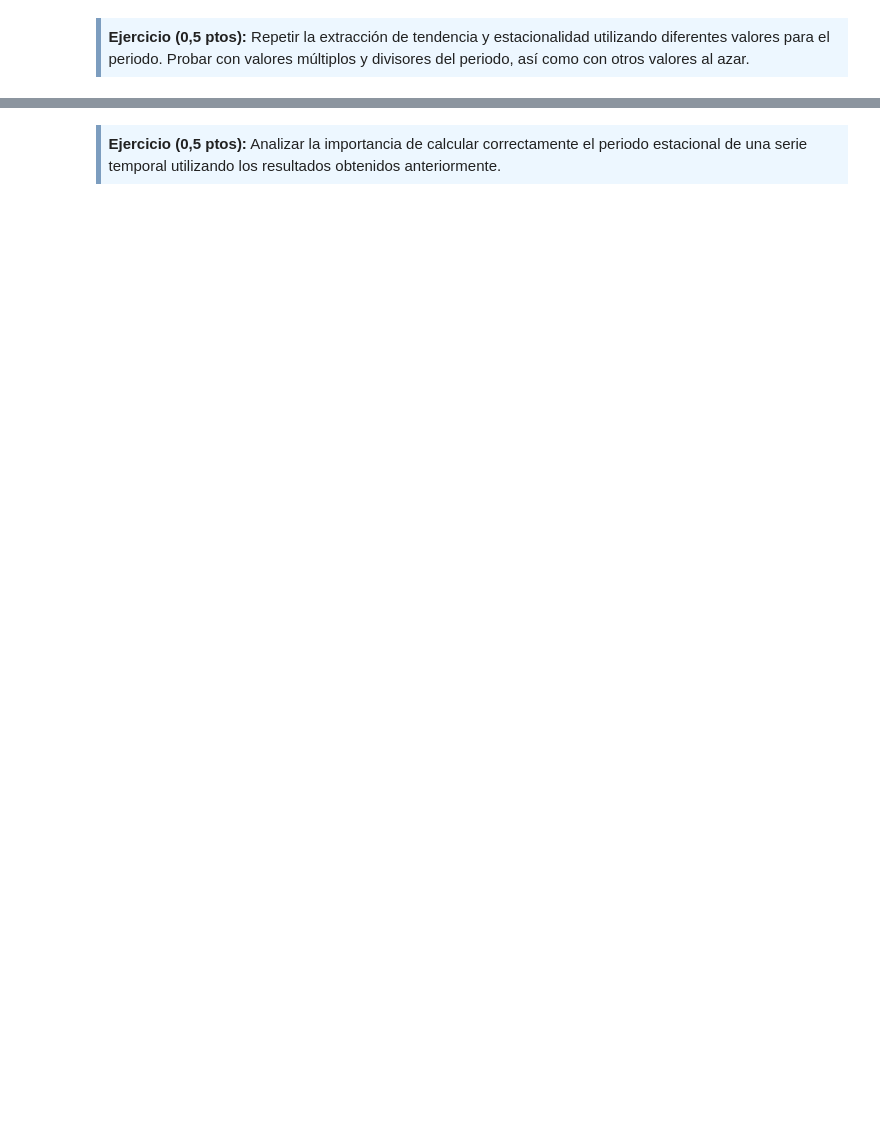
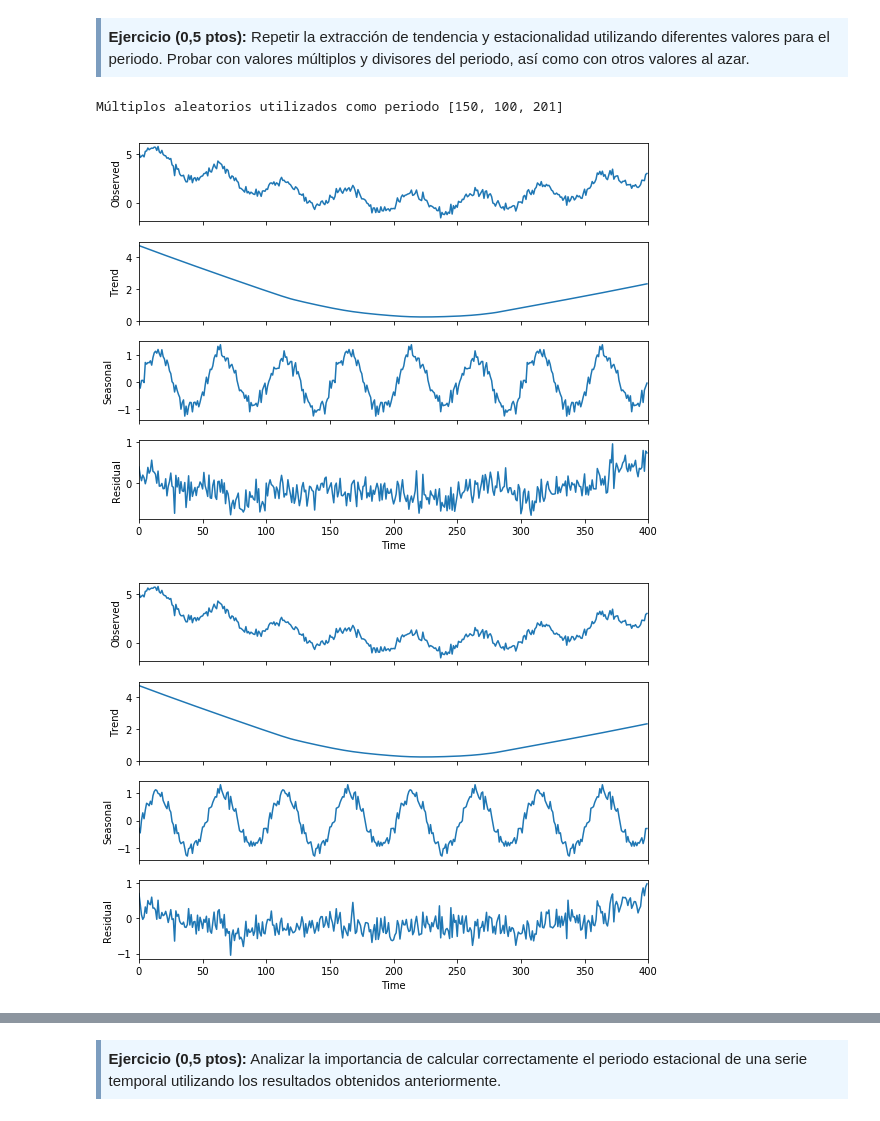
Before and after one commit to Gonmeso/UOC_Deep_Learning, a Jupyter notebook: PEC03/20182_M2.875_PEC3-Entrega_Gmellizo-soto.ipynb, the cells around one changed output, grey strips where cells are left out. Drawn from its saved outputs; the diff is of its cells as text; code cells hidden in the pictures; blank space fills up the shorter version.

```diff
--- a/PEC03/20182_M2.875_PEC3-Entrega_Gmellizo-soto.ipynb
+++ b/PEC03/20182_M2.875_PEC3-Entrega_Gmellizo-soto.ipynb
@@ -78,3 +106,15 @@ BONUS: Otras formas de eliminar tendencia y estacionalidad, pros y contras.
 <div style="background-color: #EDF7FF; border-color: #7C9DBF; border-left: 5px solid #7C9DBF; padding: 0.5em;">
 <strong>Ejercicio (0,5 ptos):</strong> Repetir la extracción de tendencia y estacionalidad utilizando diferentes valores para el periodo. Probar con valores múltiplos y divisores del periodo, así como con otros valores al azar.
 </div>
+# %%
+random_multipliers = [int(periodo*c) for c in np.random.randint(2, 5, 3)]
+random_dividers = [int(periodo/c) for c in np.random.randint(2, 5, 3)]
+random_numbers = [int(c*23) for c in np.random.random(3)]
+# %%
+for multiplier in random_multipliers:
+    decompose(serie, period=multiplier).plot()
+print('Múltiplos aleatorios utilizados como periodo {}'.format(random_multipliers))
+# %% [output]
+Múltiplos aleatorios utilizados como periodo [150, 100, 201]
+[figure, added]
+[figure, added]
```
Also changed, not shown: parts of 32 cells of this notebook, 1 other file.
